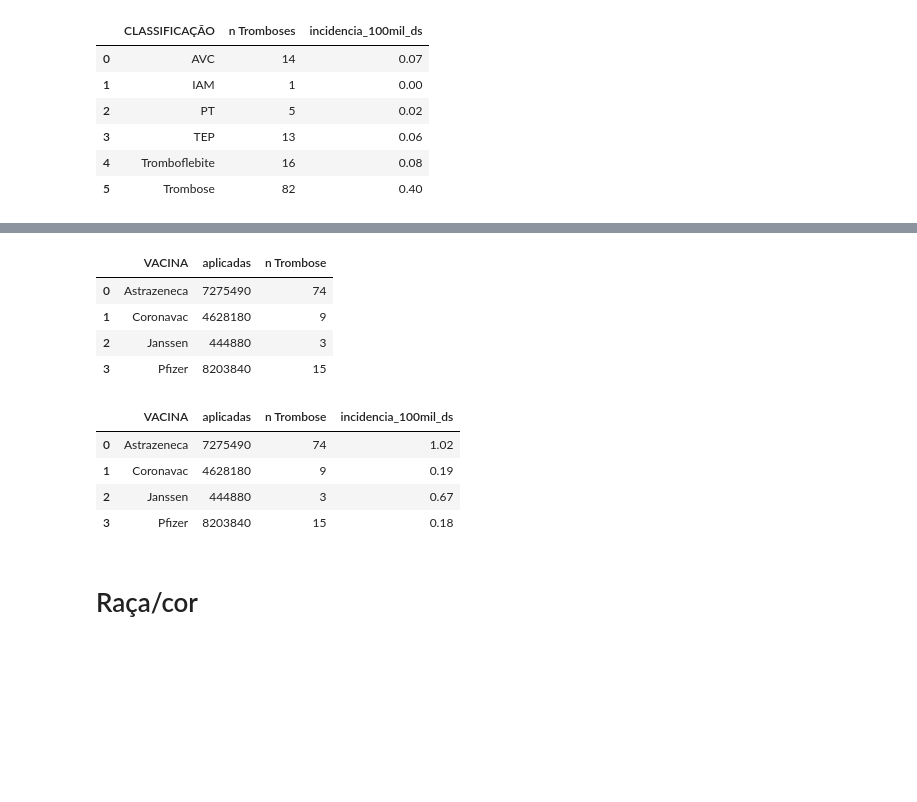
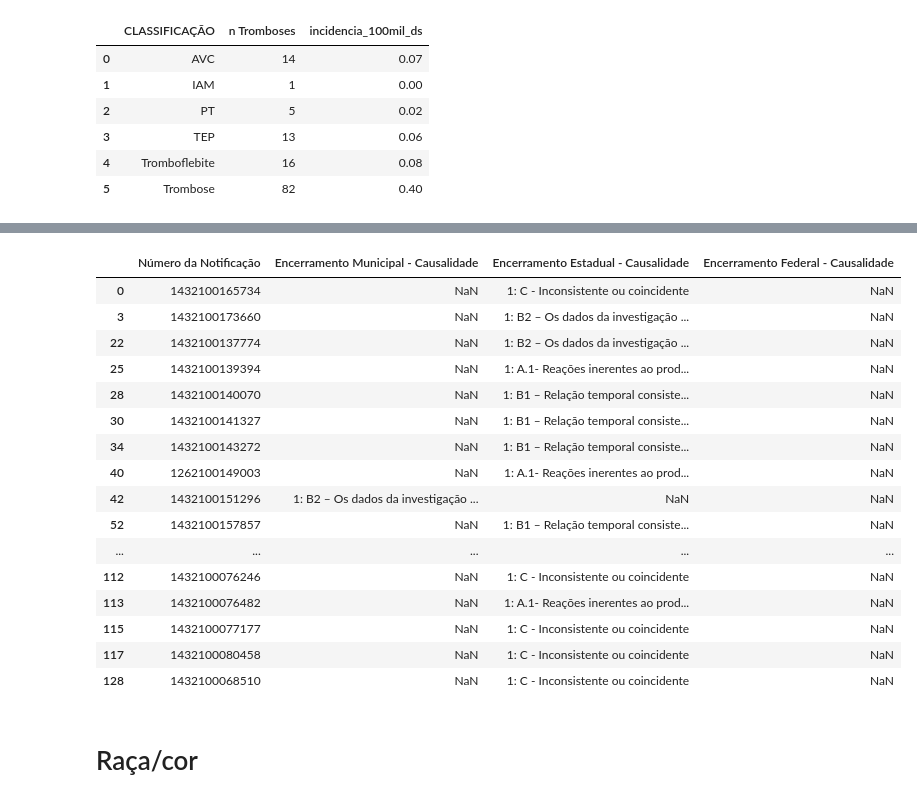
Before and after one commit to NatanaelKlein21/script-boletim-epidemiologico-01-de-2022, a Jupyter notebook: scrip_incidencia_geral_BE06.ipynb, the cells around one changed output, grey strips where cells are left out. Cells and saved outputs as stored; diff of their text form; code cells hidden in the pictures; blank space fills up the shorter version.

```diff
--- a/scrip_incidencia_geral_BE06.ipynb
+++ b/scrip_incidencia_geral_BE06.ipynb
@@ -786,6 +806,7 @@ df_guillain_encerradas
 # %%
 # Puxar banco completo
 df_tromboses = pd.read_excel('Casos/trombose_boletim_06.xlsx')
+df_trombose_completo = df_tromboses.copy()
 df_tromboses = df_tromboses[['Imunobiológico (vacina)', 'Idade Evento', 'Sexo', 'CLASSIFICAÇÃO']]
 df_tromboses['n Tromboses'] = 1
 print(f'Total: {df_tromboses.shape[0]}')
@@ -899,7 +969,16 @@ if df_tromboses_mediana['CLASSIFICAÇÃO'] == 'PT':
 # %%
 ## ENCERRADOS
-df_trombose_encerrados = df_tromboses.copy()
+df_trombose_encerrados = df_trombose_completo.copy()
 df_trombose_encerrados = df_trombose_encerrados[(df_trombose_encerrados['Encerramento Municipal - Causalidade'].notna()) |
                         (df_trombose_encerrados['Encerramento Estadual - Causalidade'].notna()) |
                         (df_trombose_encerrados['Encerramento Federal - Causalidade'].notna()) |
                         (df_trombose_encerrados['Encerramento Cifavi - Causalidade'].notna())]
+
+# Filtrando colunas
+df_trombose_encerrados = df_trombose_encerrados[['Número da Notificação',
+                                                'Encerramento Municipal - Causalidade',
+                                                'Encerramento Estadual - Causalidade',
+                                                'Encerramento Federal - Causalidade']]
+
+#colunas = ['Número da Notificação','Encerramento Municipal - Causalidade','Encerramento Estadual - Causalidade','Encerramento Federal - Causalidade']
+#df_trombose_encerrados = df_trombose_encerrados.loc[df_trombose_encerrados.colunas] == 'Reações inerentes ao produto, conforme literatura'
@@ -928,23 +984,0 @@ df_trombose_final = df_trombose_final.groupby(['VACINA']).count().reset_index()
-# %%
-# Merge com aplicadas por vacina:
-df_trombose_final = pd.merge(df_trombose_final, df_apl_por_vacina, left_on='VACINA', right_on='TP_VACINA', how='outer')
-df_trombose_final.rename(columns={'NUMERO DA NOTIFICACAO': 'n Trombose'}, inplace=True)
-df_trombose_final = df_trombose_final[['VACINA', 'COUNT', 'n Trombose']]
-df_trombose_final.rename(columns={'COUNT': 'aplicadas'}, inplace=True)
-df_trombose_final
-# %% [output]
-|  | VACINA | aplicadas | n Trombose |
-| 0 | Astrazeneca | 7275490 | 74 |
-| 1 | Coronavac | 4628180 | 9 |
-| 2 | Janssen | 444880 | 3 |
-| 3 | Pfizer | 8203840 | 15 |
-# %%
-# Incidência de Trombose por vacina
-df_trombose_final['incidencia_100mil_ds'] = ((df_trombose_final['n Trombose'] / df_trombose_final['aplicadas']) *100000).round(2)
-df_trombose_final
-# %% [output]
-|  | VACINA | aplicadas | n Trombose | incidencia_100mil_ds |
-| 0 | Astrazeneca | 7275490 | 74 | 1.02 |
-| 1 | Coronavac | 4628180 | 9 | 0.19 |
-| 2 | Janssen | 444880 | 3 | 0.67 |
-| 3 | Pfizer | 8203840 | 15 | 0.18 |
@@ -950,0 +988,20 @@ df_trombose_final
+# %%
+df_trombose_encerrados
+# %% [output]
+|  | Número da Notificação | Encerramento Municipal - Causalidade | Encerramento Estadual - Causalidade | Encerramento Federal - Causalidade |
+| 0 | 1432100165734 | NaN | 1: C - Inconsistente ou coincidente | NaN |
+| 3 | 1432100173660 | NaN | 1: B2 – Os dados da investigação ... | NaN |
+| 22 | 1432100137774 | NaN | 1: B2 – Os dados da investigação ... | NaN |
+| 25 | 1432100139394 | NaN | 1: A.1- Reações inerentes ao prod... | NaN |
+| 28 | 1432100140070 | NaN | 1: B1 – Relação temporal consiste... | NaN |
+| 30 | 1432100141327 | NaN | 1: B1 – Relação temporal consiste... | NaN |
+| 34 | 1432100143272 | NaN | 1: B1 – Relação temporal consiste... | NaN |
+| 40 | 1262100149003 | NaN | 1: A.1- Reações inerentes ao prod... | NaN |
+| 42 | 1432100151296 | 1: B2 – Os dados da investigação ... | NaN | NaN |
+| 52 | 1432100157857 | NaN | 1: B1 – Relação temporal consiste... | NaN |
+| ... | ... | ... | ... | ... |
+| 112 | 1432100076246 | NaN | 1: C - Inconsistente ou coincidente | NaN |
+| 113 | 1432100076482 | NaN | 1: A.1- Reações inerentes ao prod... | NaN |
+| 115 | 1432100077177 | NaN | 1: C - Inconsistente ou coincidente | NaN |
+| 117 | 1432100080458 | NaN | 1: C - Inconsistente ou coincidente | NaN |
+| 128 | 1432100068510 | NaN | 1: C - Inconsistente ou coincidente | NaN |
```
Also changed, not shown: parts of 29 cells of this notebook, 5 other files.
